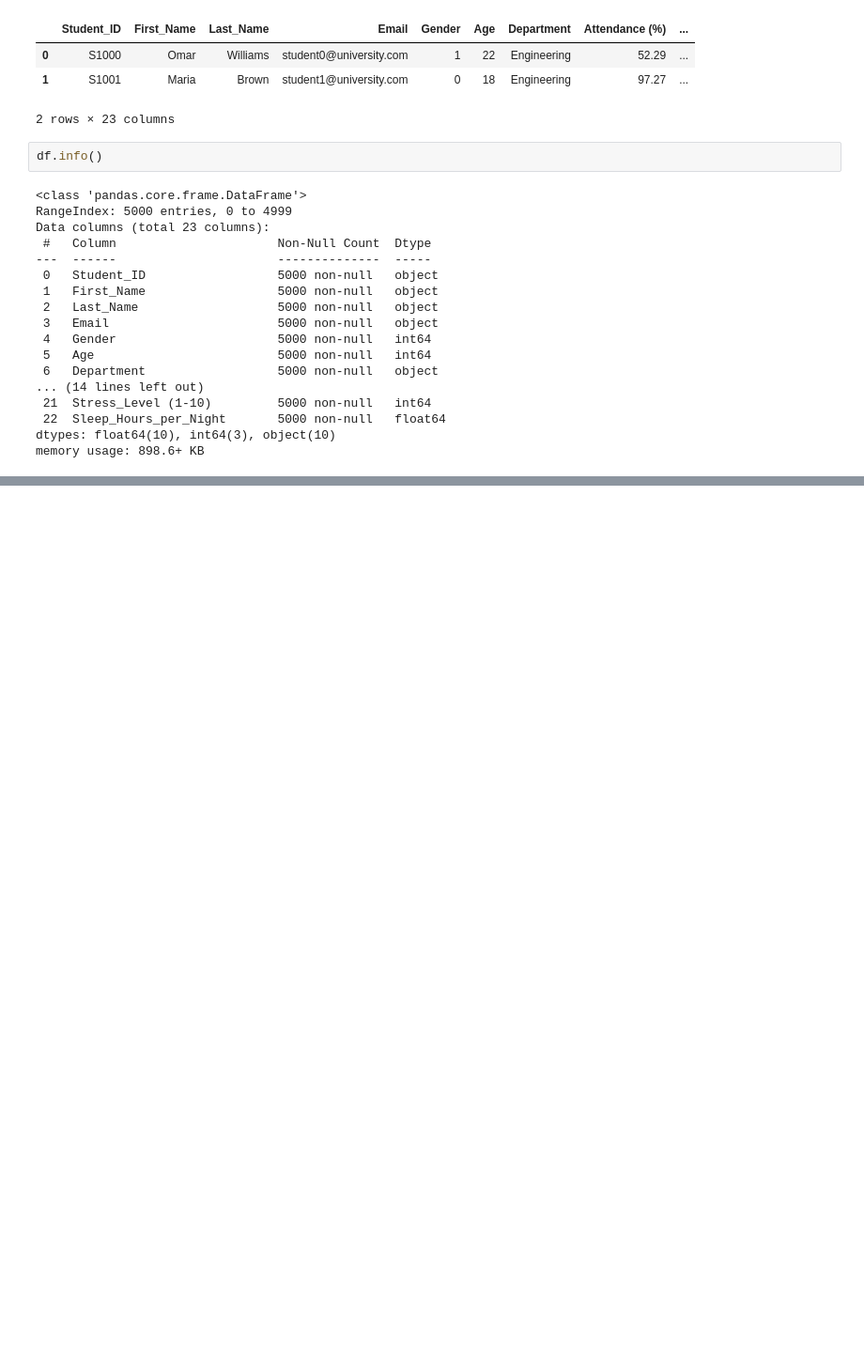
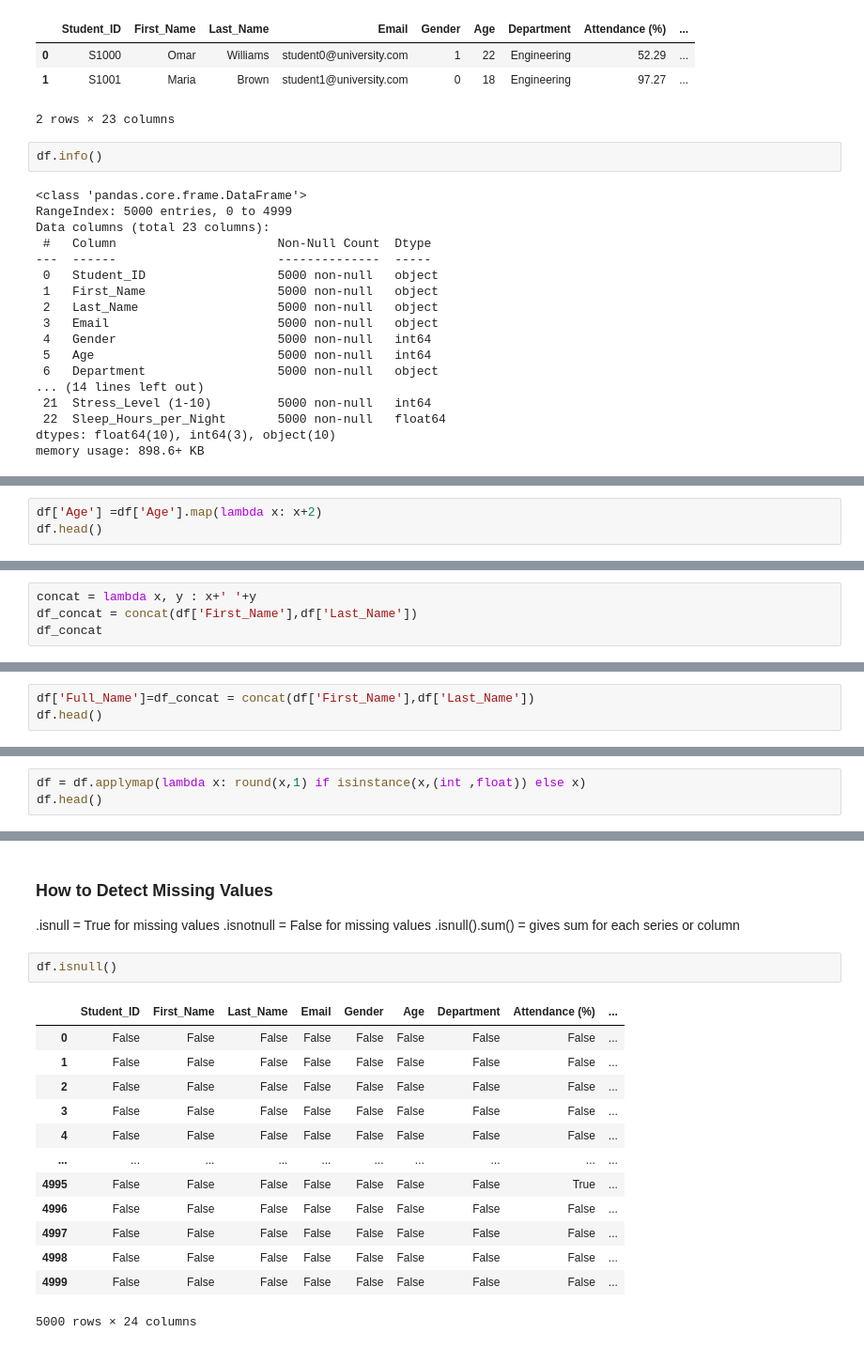
Before and after one commit to KaiFa254/pandasmoringaclass, a Jupyter notebook: pandas.ipynb, the cells around one changed output, grey strips where cells are left out. Shown at 94% size. Drawn from its saved outputs; the diff is of its cells as text; blank space fills up the shorter version.

```diff
--- a/pandas.ipynb
+++ b/pandas.ipynb
@@ -69,0 +122,3 @@ memory usage: 898.6+ KB
+# %%
+df['Age'] =df['Age'].map(lambda x: x+2)
+df.head()
@@ -69,0 +144,4 @@ memory usage: 898.6+ KB
+# %%
+concat = lambda x, y : x+' '+y
+df_concat = concat(df['First_Name'],df['Last_Name'])
+df_concat
@@ -69,0 +161,3 @@ memory usage: 898.6+ KB
+# %%
+df['Full_Name']=df_concat = concat(df['First_Name'],df['Last_Name'])
+df.head()
@@ -69,0 +172,3 @@ memory usage: 898.6+ KB
+# %%
+df = df.applymap(lambda x: round(x,1) if isinstance(x,(int ,float)) else x)
+df.head()
@@ -69,0 +183,22 @@ memory usage: 898.6+ KB
+# %% [markdown]
+### How to Detect Missing Values
+
+.isnull = True for missing values
+.isnotnull = False for missing values
+.isnull().sum() = gives sum for each series or column
+# %%
+df.isnull()
+# %% [output]
+|  | Student_ID | First_Name | Last_Name | Email | Gender | Age | Department | Attendance (%) | ... |
+| 0 | False | False | False | False | False | False | False | False | ... |
+| 1 | False | False | False | False | False | False | False | False | ... |
+| 2 | False | False | False | False | False | False | False | False | ... |
+| 3 | False | False | False | False | False | False | False | False | ... |
+| 4 | False | False | False | False | False | False | False | False | ... |
+| ... | ... | ... | ... | ... | ... | ... | ... | ... | ... |
+| 4995 | False | False | False | False | False | False | False | True | ... |
+| 4996 | False | False | False | False | False | False | False | False | ... |
+| 4997 | False | False | False | False | False | False | False | False | ... |
+| 4998 | False | False | False | False | False | False | False | False | ... |
+| 4999 | False | False | False | False | False | False | False | False | ... |
+5000 rows × 24 columns
```
Also changed, not shown: parts of 24 cells of this notebook, 1 other file.
